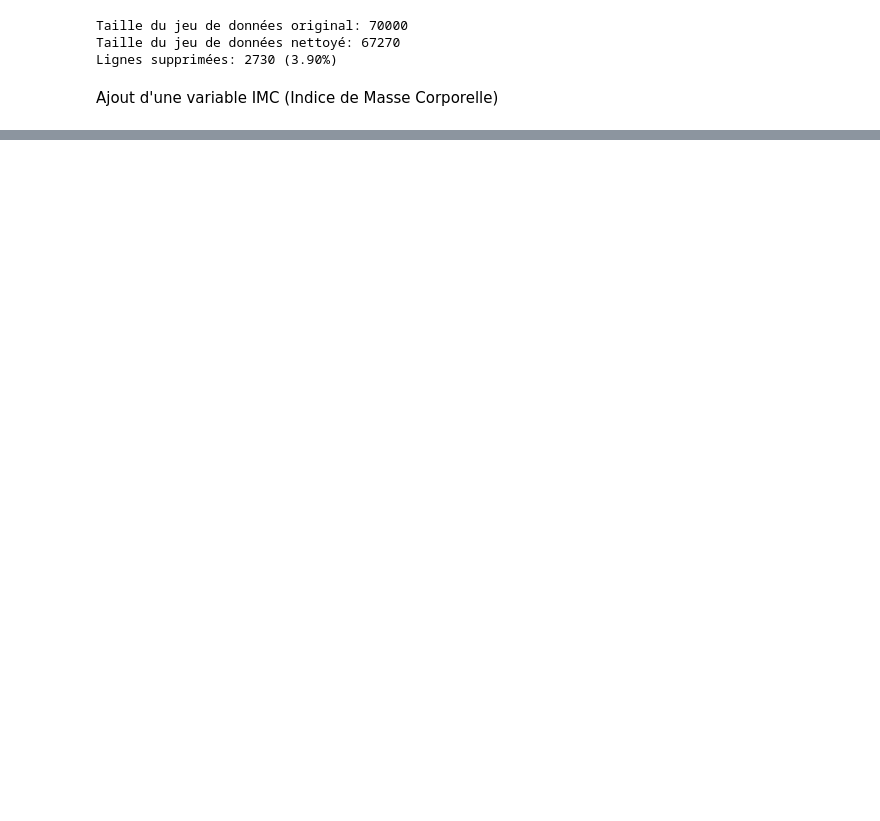
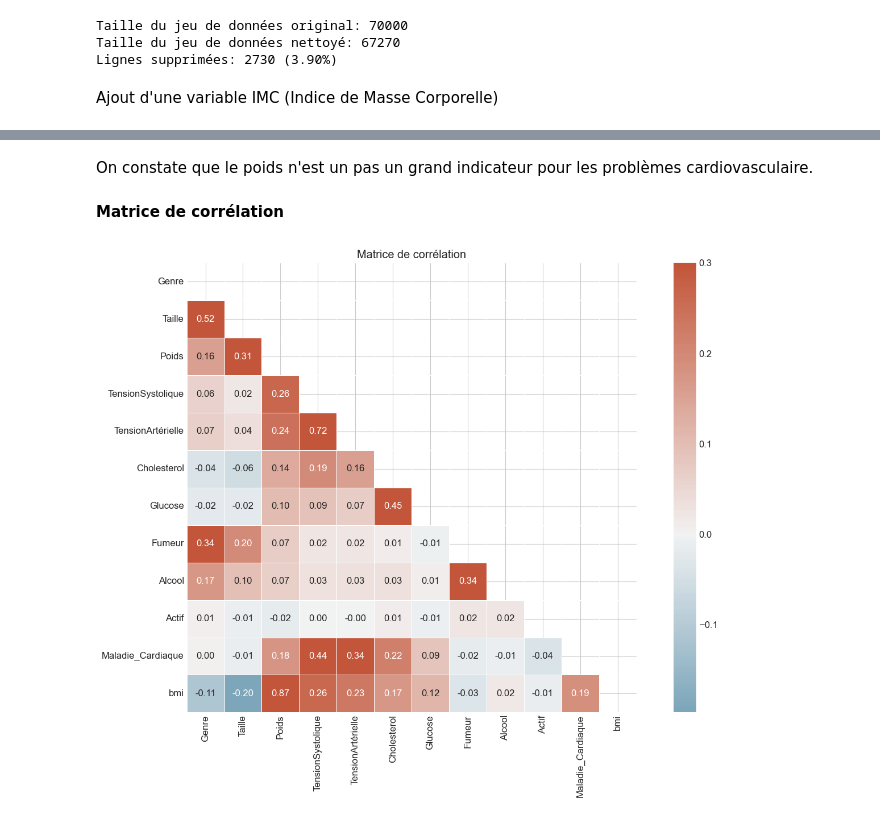
Before and after one commit to ines-lorquet/cardio-vasc-risks, a Jupyter notebook: Cardio_Data.ipynb, the cells around one changed output, grey strips where cells are left out. Drawn from its saved outputs; the diff is of its cells as text; code cells hidden in the pictures; blank space fills up the shorter version.

```diff
--- a/Cardio_Data.ipynb
+++ b/Cardio_Data.ipynb
@@ -385,0 +295,15 @@ Conclusion de l'analyse:
+# %% [markdown]
+On constate que le poids n'est un pas un grand indicateur pour les problèmes cardiovasculaire.
+# %% [markdown]
+**Matrice de corrélation**
+# %%
+plt.figure(figsize=(14, 10))
+correlation_matrix = df_clean.drop(['id', 'Age'], axis=1).corr()
+mask = np.triu(correlation_matrix)
+cmap = sns.diverging_palette(230, 20, as_cmap=True)
+sns.heatmap(correlation_matrix, mask=mask, cmap=cmap, vmax=.3, center=0,
+            square=True, linewidths=.5, annot=True, fmt='.2f')
+plt.title('Matrice de corrélation')
+plt.tight_layout()
+# %% [output]
+[figure, added]
```
Also changed, not shown: parts of 49 cells of this notebook, 1 other file.
